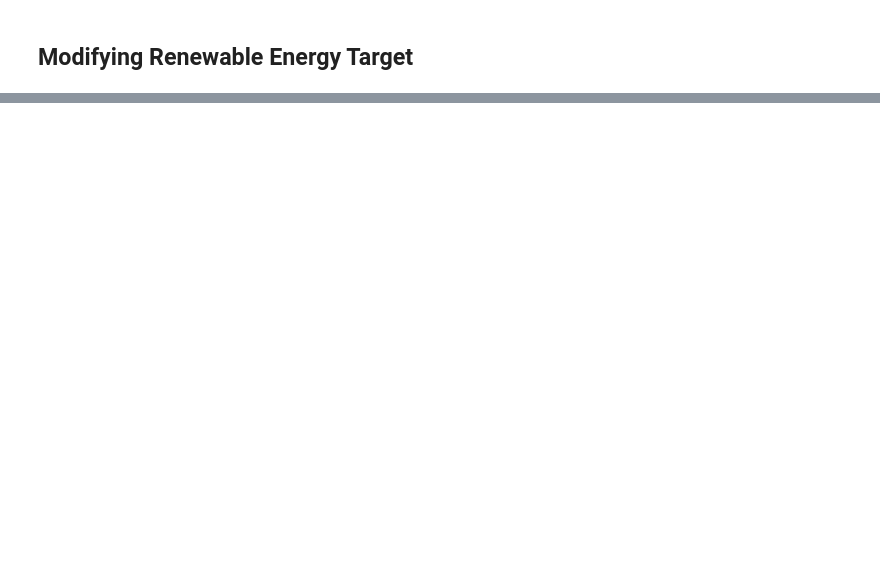
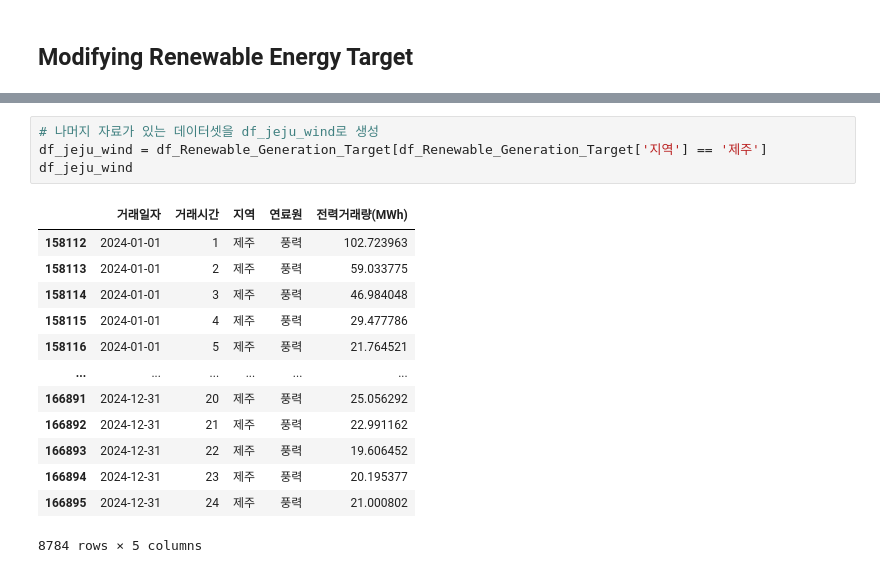
Before and after one commit to ccw23a/Wind_Renewable_Energy_Map, a Jupyter notebook: Python_Code/CSV_Dataset_Analysis_Base.ipynb, the cells around one changed output, grey strips where cells are left out. Drawn from its saved outputs; the diff is of its cells as text; blank space fills up the shorter version.

```diff
--- a/Python_Code/CSV_Dataset_Analysis_Base.ipynb
+++ b/Python_Code/CSV_Dataset_Analysis_Base.ipynb
@@ -123,0 +383,18 @@ df_Renewable_Generation_Wind
+# %%
+# 나머지 자료가 있는 데이터셋을 df_jeju_wind로 생성
+df_jeju_wind = df_Renewable_Generation_Target[df_Renewable_Generation_Target['지역'] == '제주']
+df_jeju_wind
+# %% [output]
+|  | 거래일자 | 거래시간 | 지역 | 연료원 | 전력거래량(MWh) |
+| 158112 | 2024-01-01 | 1 | 제주 | 풍력 | 102.723963 |
+| 158113 | 2024-01-01 | 2 | 제주 | 풍력 | 59.033775 |
+| 158114 | 2024-01-01 | 3 | 제주 | 풍력 | 46.984048 |
+| 158115 | 2024-01-01 | 4 | 제주 | 풍력 | 29.477786 |
+| 158116 | 2024-01-01 | 5 | 제주 | 풍력 | 21.764521 |
+| ... | ... | ... | ... | ... | ... |
+| 166891 | 2024-12-31 | 20 | 제주 | 풍력 | 25.056292 |
+| 166892 | 2024-12-31 | 21 | 제주 | 풍력 | 22.991162 |
+| 166893 | 2024-12-31 | 22 | 제주 | 풍력 | 19.606452 |
+| 166894 | 2024-12-31 | 23 | 제주 | 풍력 | 20.195377 |
+| 166895 | 2024-12-31 | 24 | 제주 | 풍력 | 21.000802 |
+8784 rows × 5 columns
```
Also changed, not shown: parts of 32 cells of this notebook.
